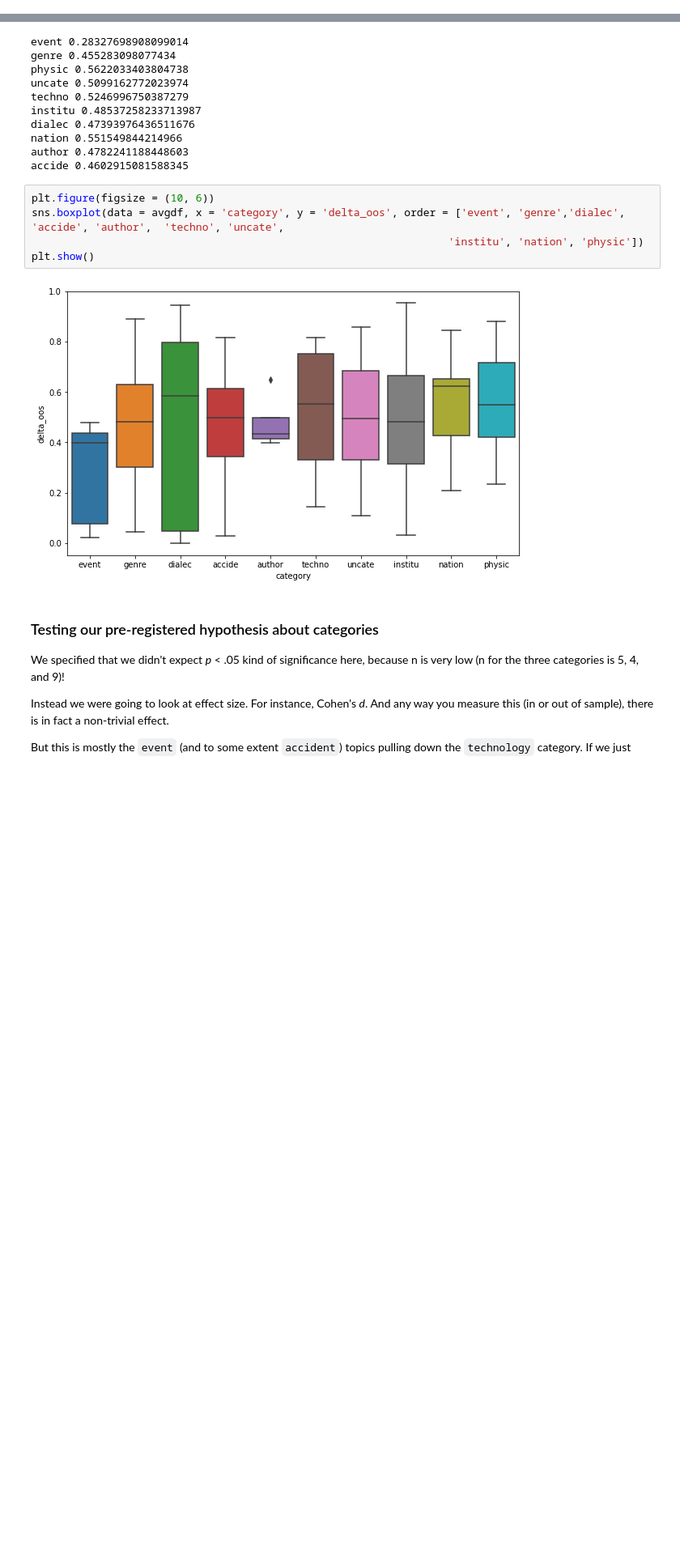
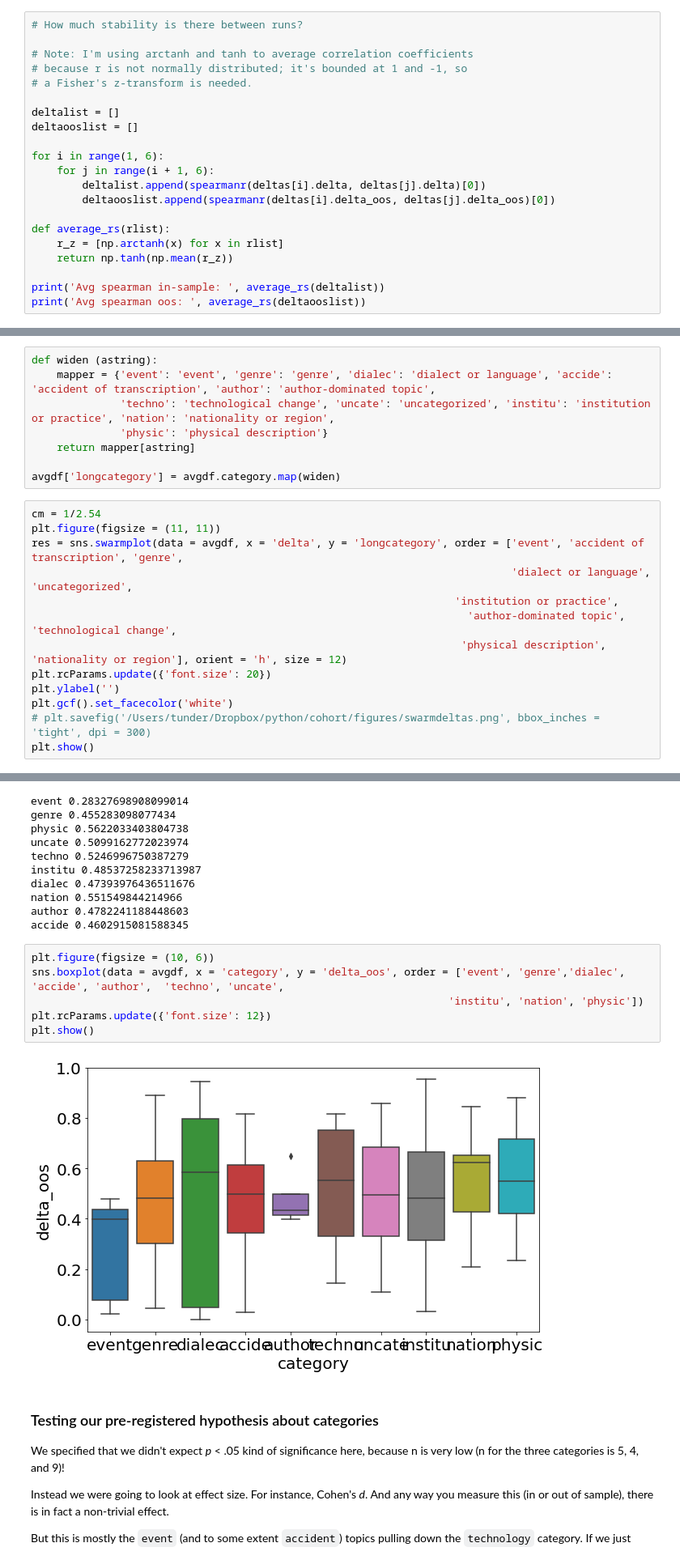
Before and after one commit to tedunderwood/period-cohort, a Jupyter notebook: regression/InterpretTopicResults.ipynb, the cells around one changed output, grey strips where cells are left out. Shown at 81% size. Cells and saved outputs as stored; diff of their text form; blank space fills up the shorter version.

```diff
--- a/regression/InterpretTopicResults.ipynb
+++ b/regression/InterpretTopicResults.ipynb
@@ -44,3 +36,24 @@ deltas[4].head()
 | 2 | t2 | 34.288 | 17.816 | 0.010280 | 0.658068 | 0.590738 | by_16 | fp_16 | 8 | 6 | 0.031632 | ... |
 | 3 | t3 | 45.291 | 141.936 | 0.135140 | 0.241904 | 0.433693 | by_20 | fp_8 | 5 | 12 | 0.158778 | ... |
 | 4 | t4 | 57.918 | 14.794 | 0.027720 | 0.796540 | 0.681065 | by_12 | fp_16 | 11 | 6 | 0.009295 | ... |
+# %%
+# How much stability is there between runs?
+
+# Note: I'm using arctanh and tanh to average correlation coefficients
+# because r is not normally distributed; it's bounded at 1 and -1, so
+# a Fisher's z-transform is needed.
+
+deltalist = []
+deltaooslist = []
+
+for i in range(1, 6):
+    for j in range(i + 1, 6):
+        deltalist.append(spearmanr(deltas[i].delta, deltas[j].delta)[0])
+        deltaooslist.append(spearmanr(deltas[i].delta_oos, deltas[j].delta_oos)[0])
+
+def average_rs(rlist):
+    r_z = [np.arctanh(x) for x in rlist]
+    return np.tanh(np.mean(r_z))
+
+print('Avg spearman in-sample: ', average_rs(deltalist))
+print('Avg spearman oos: ', average_rs(deltaooslist))
@@ -197,0 +226,21 @@ plt.show()
+# %%
+def widen (astring):
+    mapper = {'event': 'event', 'genre': 'genre', 'dialec': 'dialect or language', 'accide': 'accident of transcription', 'author': 'author-dominated topic',
+              'techno': 'technological change', 'uncate': 'uncategorized', 'institu': 'institution or practice', 'nation': 'nationality or region',
+              'physic': 'physical description'}
+    return mapper[astring]
+
+avgdf['longcategory'] = avgdf.category.map(widen)
+# %%
+cm = 1/2.54
+plt.figure(figsize = (11, 11))
+res = sns.swarmplot(data = avgdf, x = 'delta', y = 'longcategory', order = ['event', 'accident of transcription', 'genre',
+                                                                            'dialect or language', 'uncategorized',
+                                                                   'institution or practice',
+                                                                     'author-dominated topic', 'technological change',
+                                                                    'physical description', 'nationality or region'], orient = 'h', size = 12)
+plt.rcParams.update({'font.size': 20})
+plt.ylabel('')
+plt.gcf().set_facecolor('white')
+# plt.savefig('/Users/tunder/Dropbox/python/cohort/figures/swarmdeltas.png', bbox_inches = 'tight', dpi = 300)
+plt.show()
@@ -227,10 +278,11 @@ accide 0.4602915081588345
 # %%
 plt.figure(figsize = (10, 6))
 sns.boxplot(data = avgdf, x = 'category', y = 'delta_oos', order = ['event', 'genre','dialec', 'accide', 'author',  'techno', 'uncate',
                                                                   'institu', 'nation', 'physic'])
+plt.rcParams.update({'font.size': 12})
 plt.show()
 # %% [output]
-[figure, old version]
+[figure, new version]
 # %% [markdown]
 ### Testing our pre-registered hypothesis about categories
 
```
Also changed, not shown: parts of 86 cells of this notebook.
